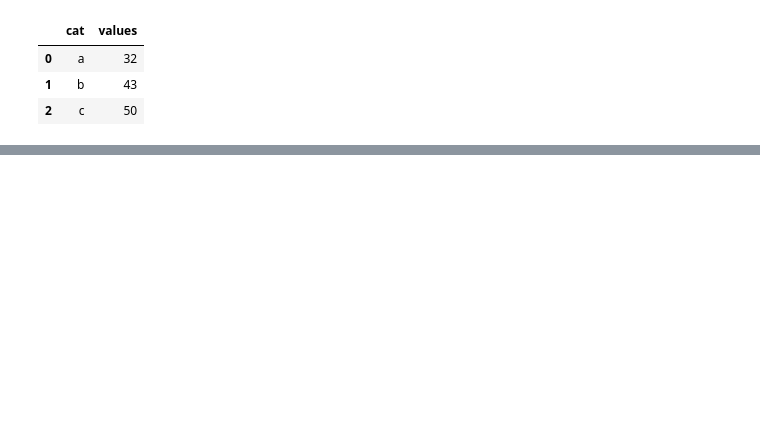
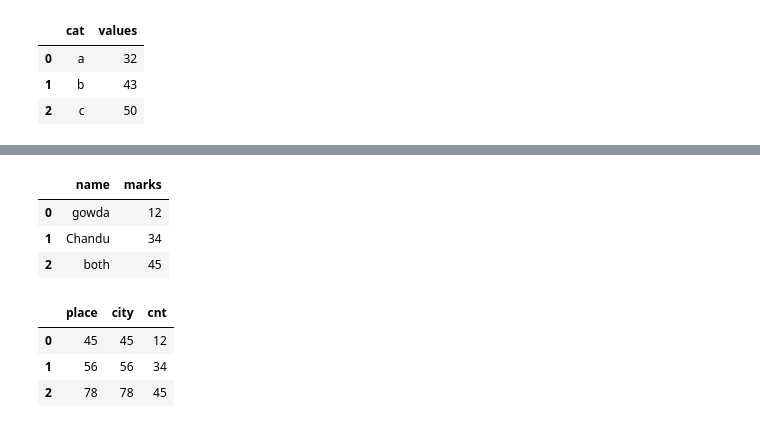
Before and after one commit to ramachandramerla/python-Matplotlib_Seaborn, a Jupyter notebook: Plotyly and Cufflinks.ipynb, the cells around one changed output, grey strips where cells are left out. Drawn from its saved outputs; the diff is of its cells as text; code cells hidden in the pictures; blank space fills up the shorter version.

```diff
--- a/Plotyly and Cufflinks.ipynb
+++ b/Plotyly and Cufflinks.ipynb
@@ -69,0 +74,20 @@ df1.iplot()
+# %%
+df2=dict({'name':['gowda','Chandu','both'],'marks':[12,34,45]})
+df2=pd.DataFrame(df2)
+df2
+# %% [output]
+|  | name | marks |
+| 0 | gowda | 12 |
+| 1 | Chandu | 34 |
+| 2 | both | 45 |
+# %%
+df3=pd.DataFrame(dict({'place':[45,56,78],
+                       'city':[45,56,78],
+                       'cnt':[12,34,45]}))
+
+df3
+# %% [output]
+|  | place | city | cnt |
+| 0 | 45 | 45 | 12 |
+| 1 | 56 | 56 | 34 |
+| 2 | 78 | 78 | 45 |
```
Also changed, not shown: parts of 6 cells of this notebook.
